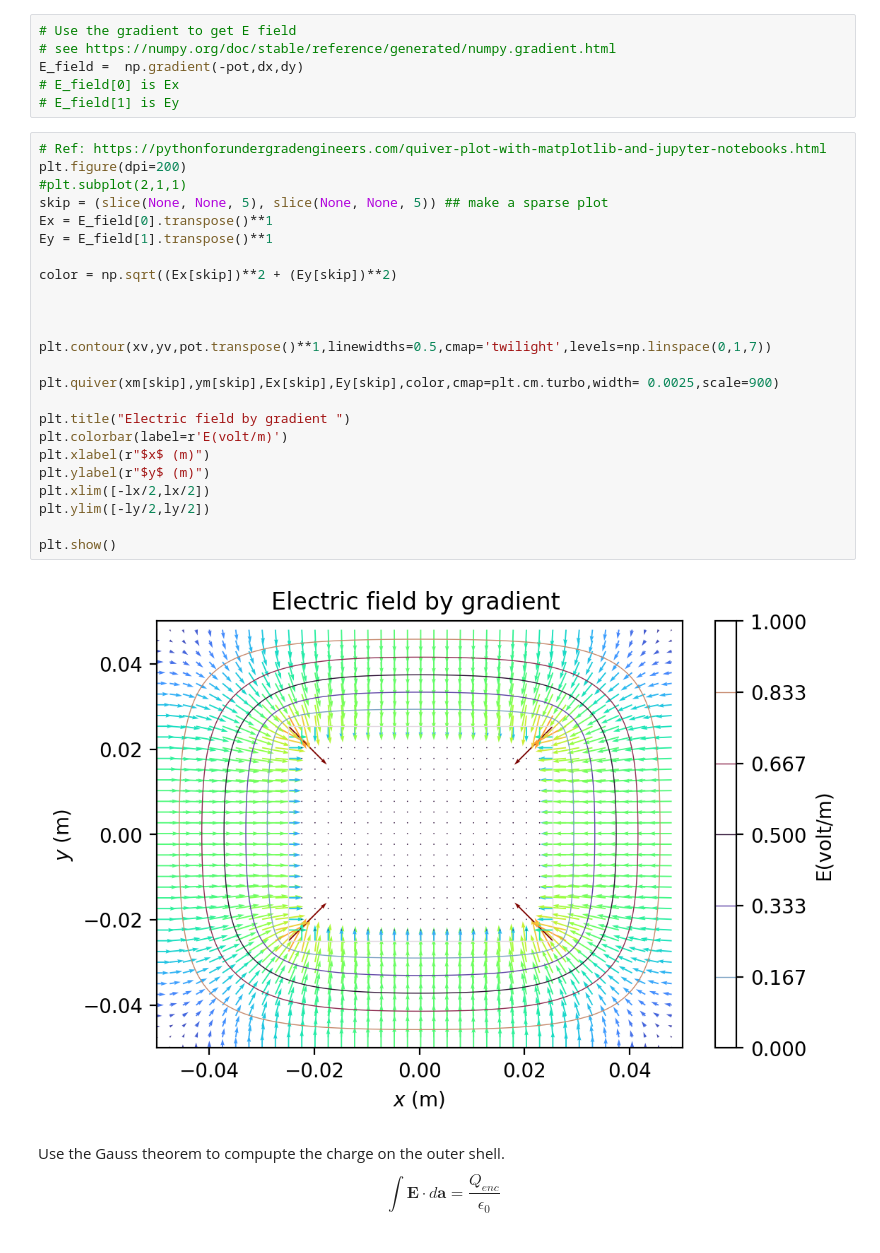
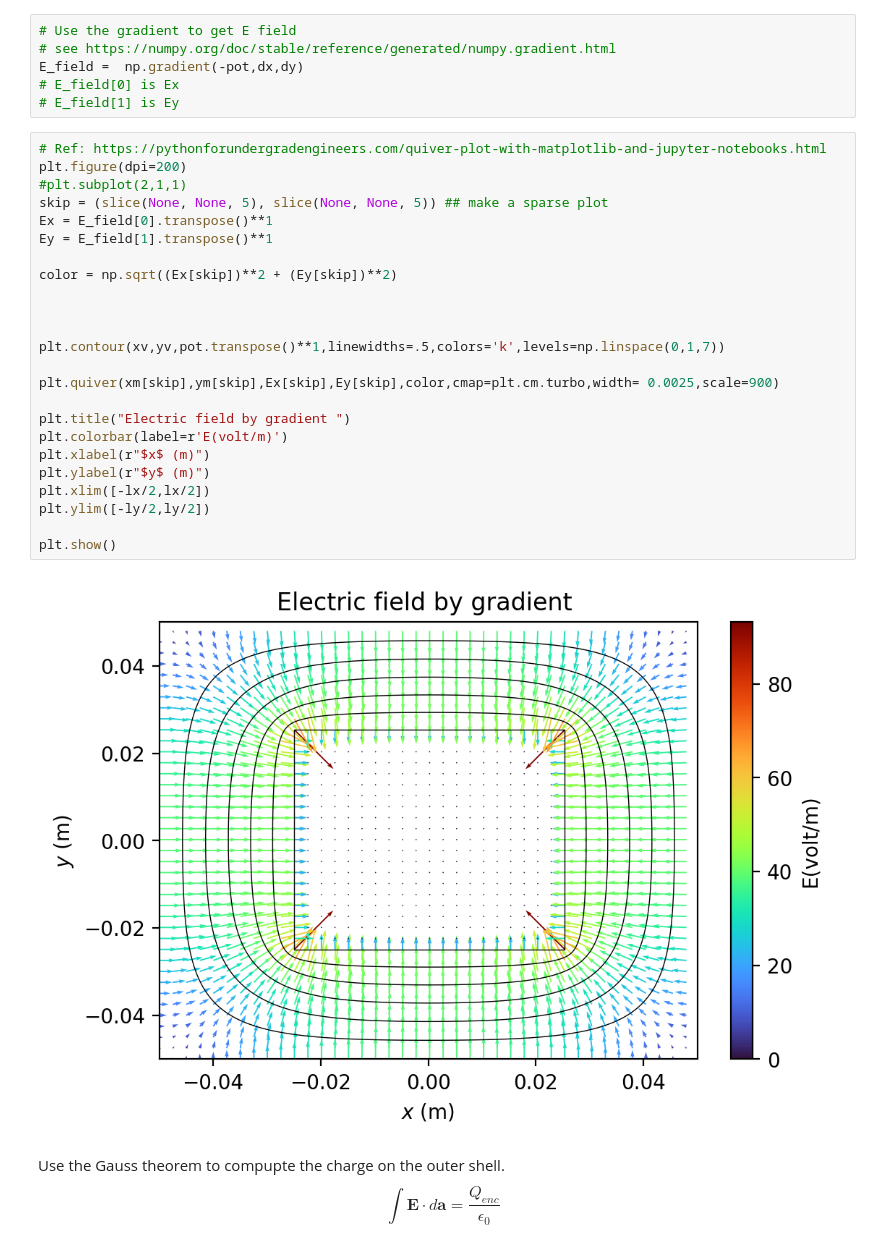
Before and after one commit to jhihsheng/nano-optics, a Jupyter notebook: relaxation_methods_for_laplace_equation.ipynb, the cells around one changed output. Drawn from its saved outputs; the diff is of its cells as text.

```diff
--- a/relaxation_methods_for_laplace_equation.ipynb
+++ b/relaxation_methods_for_laplace_equation.ipynb
@@ -85,29 +85,29 @@ E_field =  np.gradient(-pot,dx,dy)
 # %%
 # Ref: https://pythonforundergradengineers.com/quiver-plot-with-matplotlib-and-jupyter-notebooks.html
 plt.figure(dpi=200)
 #plt.subplot(2,1,1)
 skip = (slice(None, None, 5), slice(None, None, 5)) ## make a sparse plot
 Ex = E_field[0].transpose()**1
 Ey = E_field[1].transpose()**1
 
 color = np.sqrt((Ex[skip])**2 + (Ey[skip])**2)
 
 
 
-plt.contour(xv,yv,pot.transpose()**1,linewidths=0.5,cmap='twilight',levels=np.linspace(0,1,7))
+plt.contour(xv,yv,pot.transpose()**1,linewidths=.5,colors='k',levels=np.linspace(0,1,7))
 
 plt.quiver(xm[skip],ym[skip],Ex[skip],Ey[skip],color,cmap=plt.cm.turbo,width= 0.0025,scale=900)
 
 plt.title("Electric field by gradient ")
 plt.colorbar(label=r'E(volt/m)')
 plt.xlabel(r"$x$ (m)")
 plt.ylabel(r"$y$ (m)")
 plt.xlim([-lx/2,lx/2])
 plt.ylim([-ly/2,ly/2])
 
 plt.show()
 # %% [output]
-[figure, old version]
+[figure, new version]
 # %% [markdown]
 Use the Gauss theorem to compupte the charge on the outer shell.
 $$\int \mathbf{E}\cdot d\mathbf{a}= \frac{Q_{enc}}{\epsilon_0}$$
```
